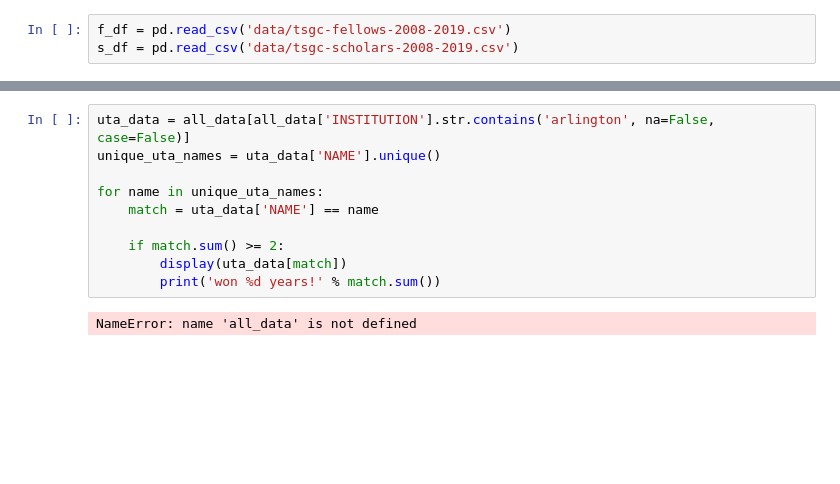
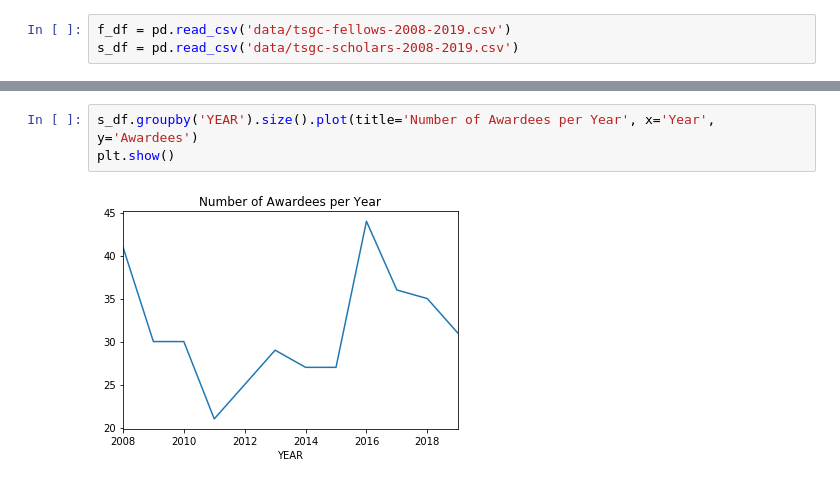
Before and after one commit to cloudy/tsgc-fellowship-analysis, a Jupyter notebook: fellows-scholars-analysis.ipynb, the cells around one changed output, grey strips where cells are left out. Saved outputs shown, nothing was run; the diff lists cells and outputs as text; blank space fills up the shorter version.

```diff
--- a/fellows-scholars-analysis.ipynb
+++ b/fellows-scholars-analysis.ipynb
@@ -184,12 +210,5 @@ nan failed
-# %%
-uta_data = all_data[all_data['INSTITUTION'].str.contains('arlington', na=False, case=False)]
-unique_uta_names = uta_data['NAME'].unique()
-
-for name in unique_uta_names:
-    match = uta_data['NAME'] == name
-
-    if match.sum() >= 2:
-        display(uta_data[match])
-        print('won %d years!' % match.sum())
-# %% [output]
-NameError: name 'all_data' is not defined
+# %%
+s_df.groupby('YEAR').size().plot(title='Number of Awardees per Year', x='Year', y='Awardees')
+plt.show()
+# %% [output]
+[figure, added]
```
Also changed, not shown: parts of 17 cells of this notebook, 2 other files.
